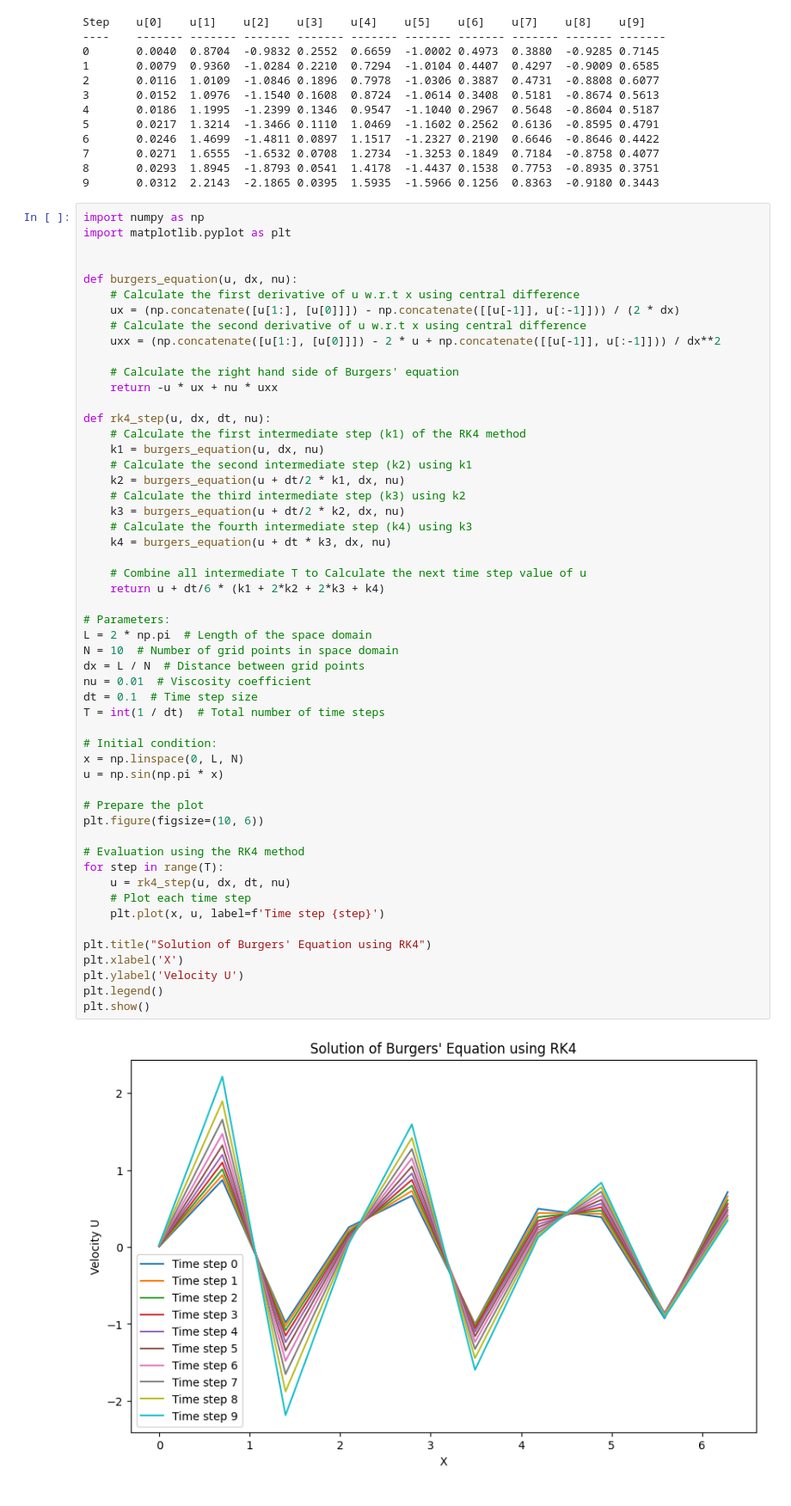
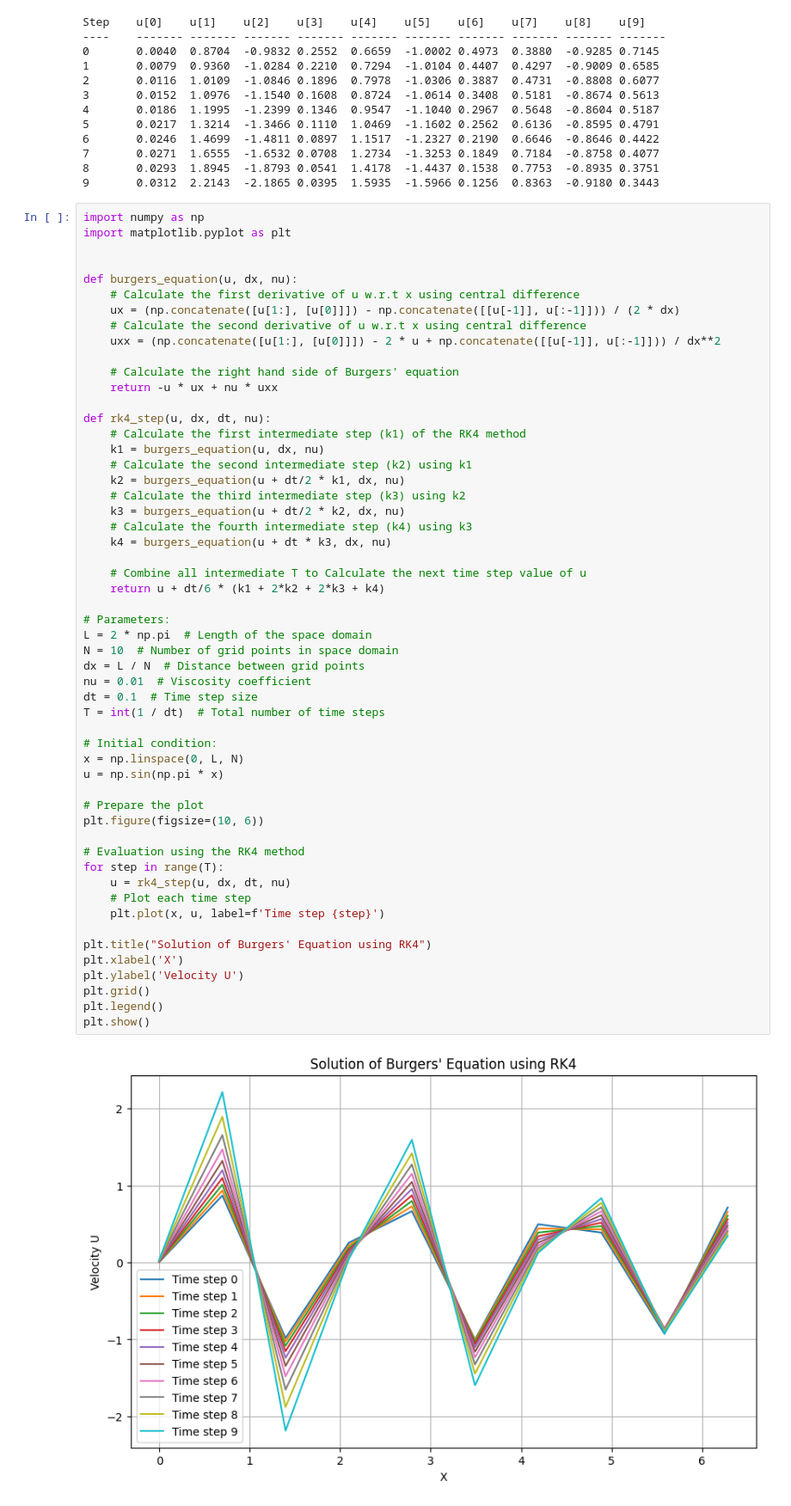
Before and after one commit to PARTHASAKHAPAUL/Flax-Teal-Programming-Assessment, a Jupyter notebook: Burger_eq_Solving_by_RK4/burger_equation.ipynb, the cells around one changed output. Shown: that part at 86% size. Saved outputs shown, nothing was run; the diff lists cells and outputs as text.

```diff
--- a/Burger_eq_Solving_by_RK4/burger_equation.ipynb
+++ b/Burger_eq_Solving_by_RK4/burger_equation.ipynb
@@ -84,31 +84,32 @@ def rk4_step(u, dx, dt, nu):
     # Combine all intermediate T to Calculate the next time step value of u
     return u + dt/6 * (k1 + 2*k2 + 2*k3 + k4)
 
 # Parameters:
 L = 2 * np.pi  # Length of the space domain
 N = 10  # Number of grid points in space domain
 dx = L / N  # Distance between grid points
 nu = 0.01  # Viscosity coefficient
 dt = 0.1  # Time step size
 T = int(1 / dt)  # Total number of time steps
 
 # Initial condition:
 x = np.linspace(0, L, N)
 u = np.sin(np.pi * x)
 
 # Prepare the plot
 plt.figure(figsize=(10, 6))
 
 # Evaluation using the RK4 method
 for step in range(T):
     u = rk4_step(u, dx, dt, nu)
     # Plot each time step
     plt.plot(x, u, label=f'Time step {step}')
 
 plt.title("Solution of Burgers' Equation using RK4")
 plt.xlabel('X')
 plt.ylabel('Velocity U')
+plt.grid()
 plt.legend()
 plt.show()
 # %% [output]
-[figure, old version]
+[figure, new version]
```
